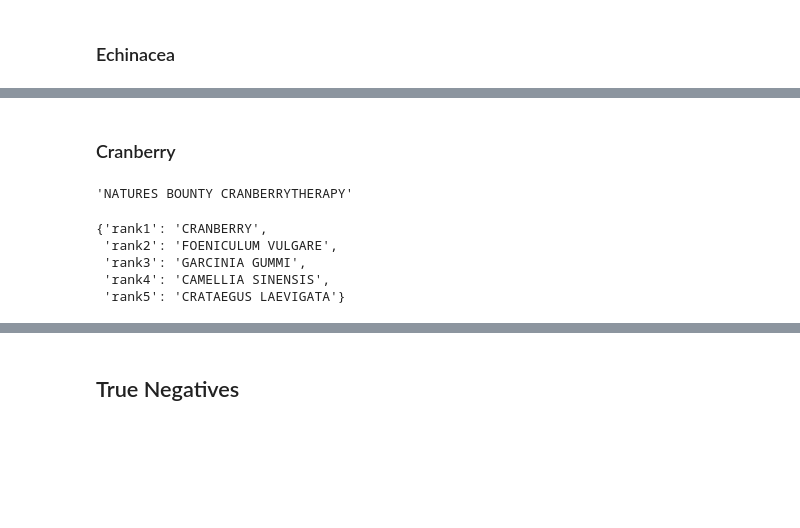
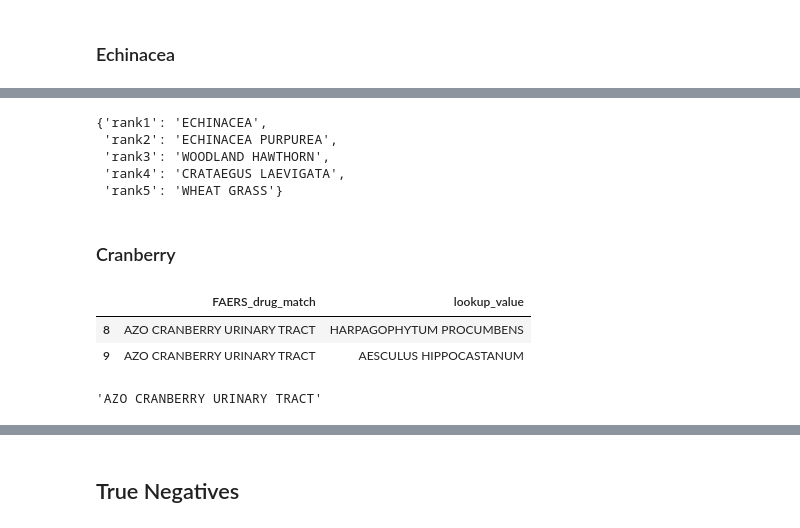
Before and after one commit to sanyabt/NP-FAERS-embed, a Jupyter notebook: experiment-4/SanityCheck&Evaluation.ipynb, the cells around one changed output, grey strips where cells are left out. Saved outputs shown, nothing was run; the diff lists cells and outputs as text; code cells hidden in the pictures; blank space fills up the shorter version.

```diff
--- a/experiment-4/SanityCheck&Evaluation.ipynb
+++ b/experiment-4/SanityCheck&Evaluation.ipynb
@@ -432,23 +456,29 @@ argsort = predicts.flatten().argsort()
+# %%
+# Top-5 smalles distances
+m = max(top5)
+{
+    "rank1": dUnique_df.iloc[top5[-1]]['dUnique_label'],
+    "rank2": dUnique_df.iloc[top5[-2]]['dUnique_label'],
+    "rank3": dUnique_df.iloc[top5[-3]]['dUnique_label'],
+    "rank4": dUnique_df.iloc[top5[-4]]['dUnique_label'],
+    "rank5": dUnique_df.iloc[top5[-5]]['dUnique_label'],
+}
+# %% [output]
+{'rank1': 'ECHINACEA',
+ 'rank2': 'ECHINACEA PURPUREA',
+ 'rank3': 'WOODLAND HAWTHORN',
+ 'rank4': 'CRATAEGUS LAEVIGATA',
+ 'rank5': 'WHEAT GRASS'}
 # %% [markdown]
 ### Cranberry
+# %%
+dfneg2[dfneg2["FAERS_drug_match"].str.contains("CRANBERRY")].head(2)
+# %% [output]
+|  | FAERS_drug_match | lookup_value |
+| 8 | AZO CRANBERRY URINARY TRACT | HARPAGOPHYTUM PROCUMBENS |
+| 9 | AZO CRANBERRY URINARY TRACT | AESCULUS HIPPOCASTANUM |
 # %%
-clean(dfneg2["FAERS_drug_match"][0])
+i = 8
+clean(dfneg2["FAERS_drug_match"][8])
 # %% [output]
-'NATURES BOUNTY CRANBERRYTHERAPY'
+'AZO CRANBERRY URINARY TRACT'
-# %%
-predicts = model.predict([np.tile(padding(encode(clean(dfneg2["FAERS_drug_match"][0]))), (dUnique_df['dUnique_seq_padded'].shape[0],1)), np.stack(dUnique_df['dUnique_seq_padded'])])
-argsort = predicts.flatten().argsort()
-# Top-5 smalles distances
-{
-    "rank1": dUnique_df['dUnique_label'][argsort == 0].item(),
-    "rank2": dUnique_df['dUnique_label'][argsort == 1].item(),
-    "rank3": dUnique_df['dUnique_label'][argsort == 2].item(),
-    "rank4": dUnique_df['dUnique_label'][argsort == 3].item(),
-    "rank5": dUnique_df['dUnique_label'][argsort == 4].item(),
-}
-# %% [output]
-{'rank1': 'CRANBERRY',
- 'rank2': 'FOENICULUM VULGARE',
- 'rank3': 'GARCINIA GUMMI',
- 'rank4': 'CAMELLIA SINENSIS',
- 'rank5': 'CRATAEGUS LAEVIGATA'}
```
Also changed, not shown: parts of 86 cells of this notebook, 25 other files.
